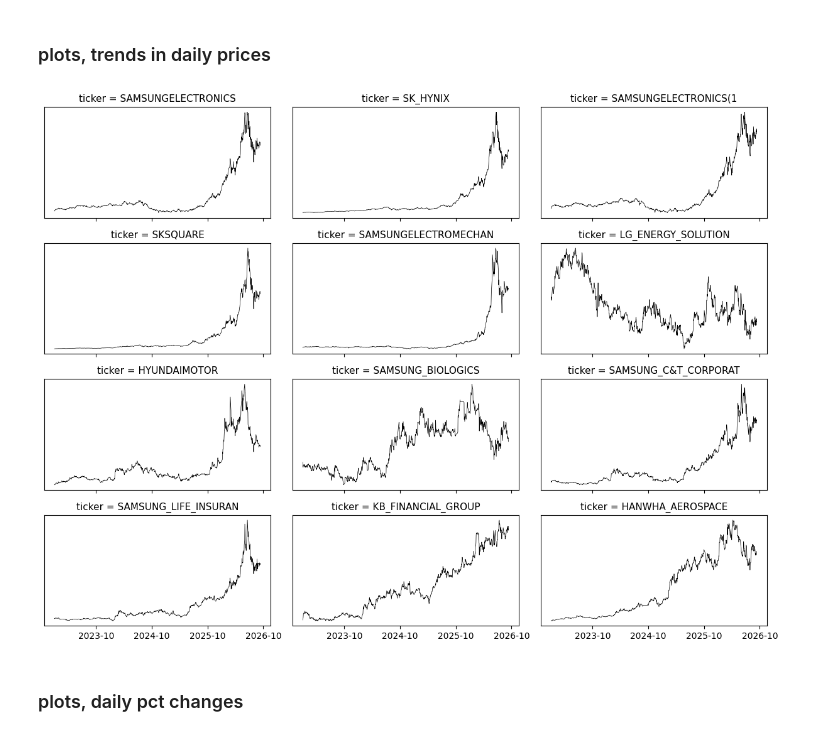
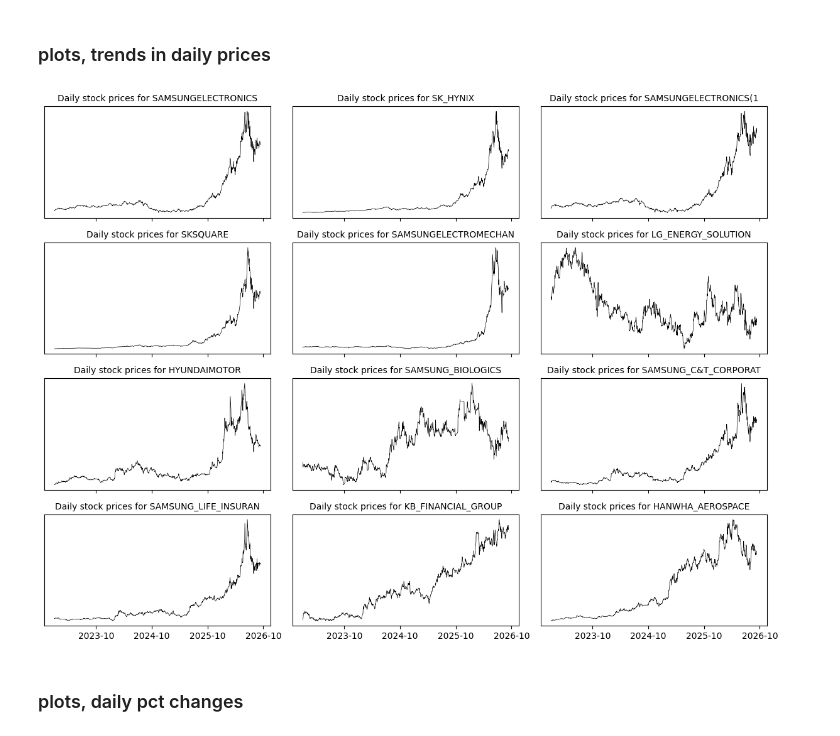
Before and after one commit to bahn28/salad, a Jupyter notebook: az_krx_001.ipynb, the cells around one changed output. Drawn from its saved outputs; the diff is of its cells as text; code cells hidden in the pictures.

```diff
--- a/az_krx_001.ipynb
+++ b/az_krx_001.ipynb
@@ -220,39 +220,36 @@ yymmdd = pd.to_datetime( yymmdd )
 # %% [markdown]
 ### plots, trends in daily prices
 # %%
+# 차트 갯수와 배치 등
 n_plot = len(tickers)
 sub_c = 3             #   subplot col 갯수
 sub_r = n_plot/sub_c if n_plot%sub_c ==0 else n_plot//sub_c + 1
 sub_r = int(sub_r)   # subplot row 갯수, 정수
 
+# 그림판, 서브 플롯 배치, 전체 크기, 축 공유 등
 fig, axes = plt.subplots(sub_r, sub_c,
                          figsize=(sub_c*4, sub_r*2.25), # (width, height)
                          sharex=True
                          )
 
+# 서브 플롯 반복 생성, (순서, 종목, 별칭) 지정
 for ax, ticker, tic_en in zip(axes.flat, tickers, tick_en) :
   ax.plot(
           yymmdd,
           df_dat[f"{ticker}"],
           linewidth=0.5 ,
           color='black' #, 요건 점으로 할 때.
         )
-  ax.set_title(f"ticker = {tic_en}", fontsize=11)
+  ax.set_title(f"Daily stock prices for {tic_en}", fontsize=10)
         # ax.set_xlim(-3.5, 3.5)
-        # ax.set_ylim(-3.5, 3.5)
-        # ax.set_aspect('equal')
-        # ax.set_xticks([])
   ax.set_yticks([])
   ax.xaxis.set_major_locator(mdates.MonthLocator(interval=12))
 
-# 4. 결과물 디스플레이
-#  for 에서 생성된 일련의 ax는 axes 개체를 그린 것.
-#  전체 그림은 fig로 지정된 것.
-#  이미 알고 있는 개체 fig를 보여주라는 명령.
+# 결과물 디스플레이
 plt.tight_layout()
 plt.show()
 # %% [output]
-[figure, old version]
+[figure, new version]
 # %% [markdown]
 ### plots, daily pct changes
 # %%
```
Also changed, not shown: parts of 2 cells of this notebook.
